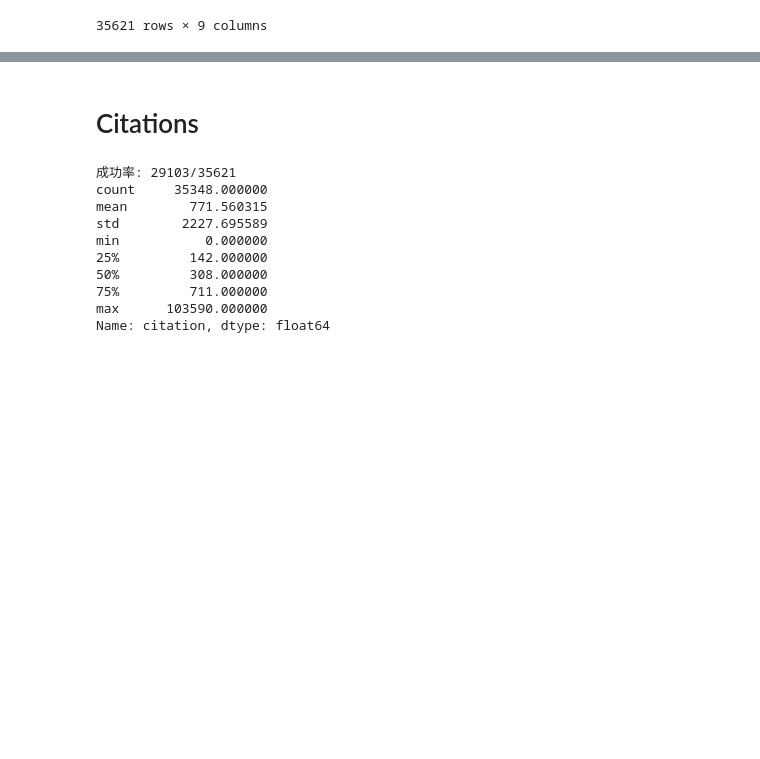
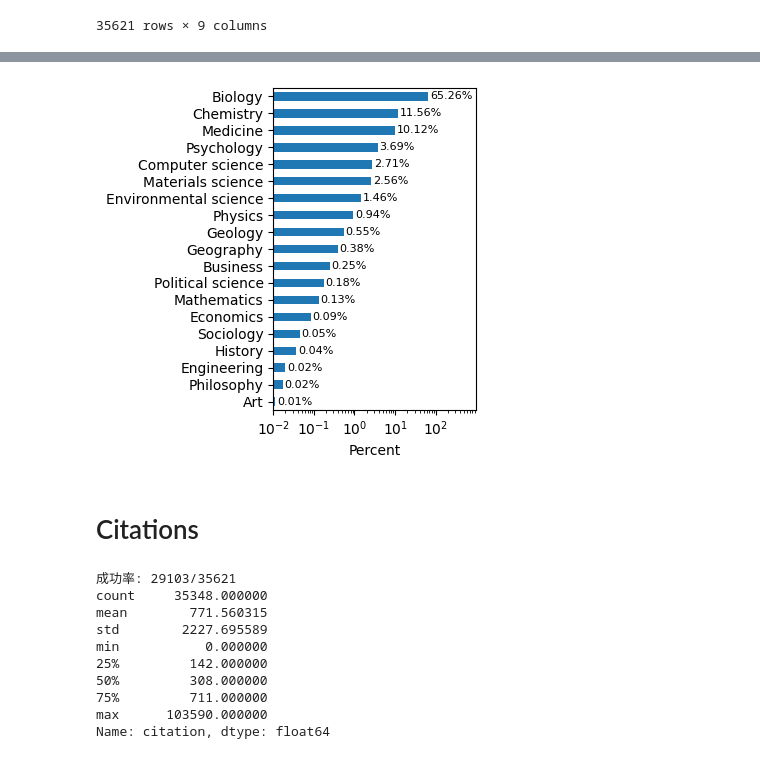
Before and after one commit to netknowledge/LLM_summarization, a Jupyter notebook: dataset_description/statistics.ipynb, the cells around one changed output, grey strips where cells are left out. Saved outputs shown, nothing was run; the diff lists cells and outputs as text; code cells hidden in the pictures; blank space fills up the shorter version.

Commit message:
plot the discipline distribution of our dataset

```diff
--- a/dataset_description/statistics.ipynb
+++ b/dataset_description/statistics.ipynb
@@ -144,0 +233,26 @@ df[df['doi']=='10.1073/pnas.0704665104']
+# %%
+from matplotlib import pyplot as plt
+
+fig, ax = plt.subplots(figsize=(4, 4))
+
+# 计算百分比
+pct_series = df[df['level_0_concept']!='']['level_0_concept'].value_counts().div(
+    df[df['level_0_concept']!='']['level_0_concept'].value_counts().sum()/100
+)
+
+pct_series.plot.barh(ax=ax)
+
+ax.set_xlim(0.01, pct_series.max()*15)
+ax.set_xscale('log')
+ax.set_xlabel('Percent')
+ax.set_ylabel('')
+ax.invert_yaxis()  # 让最多的在上面
+
+# 在每根 bar 末端标出 value
+for i, (value, name) in enumerate(zip(pct_series.values, pct_series.index)):
+    ax.text(value * 1.1, i, f'{value:.2f}%', va='center', ha='left', fontsize=8)
+
+plt.tight_layout()
+plt.show()
+# %% [output]
+[figure, added]
```
Also changed, not shown: parts of 3 cells of this notebook, 2 other files.
